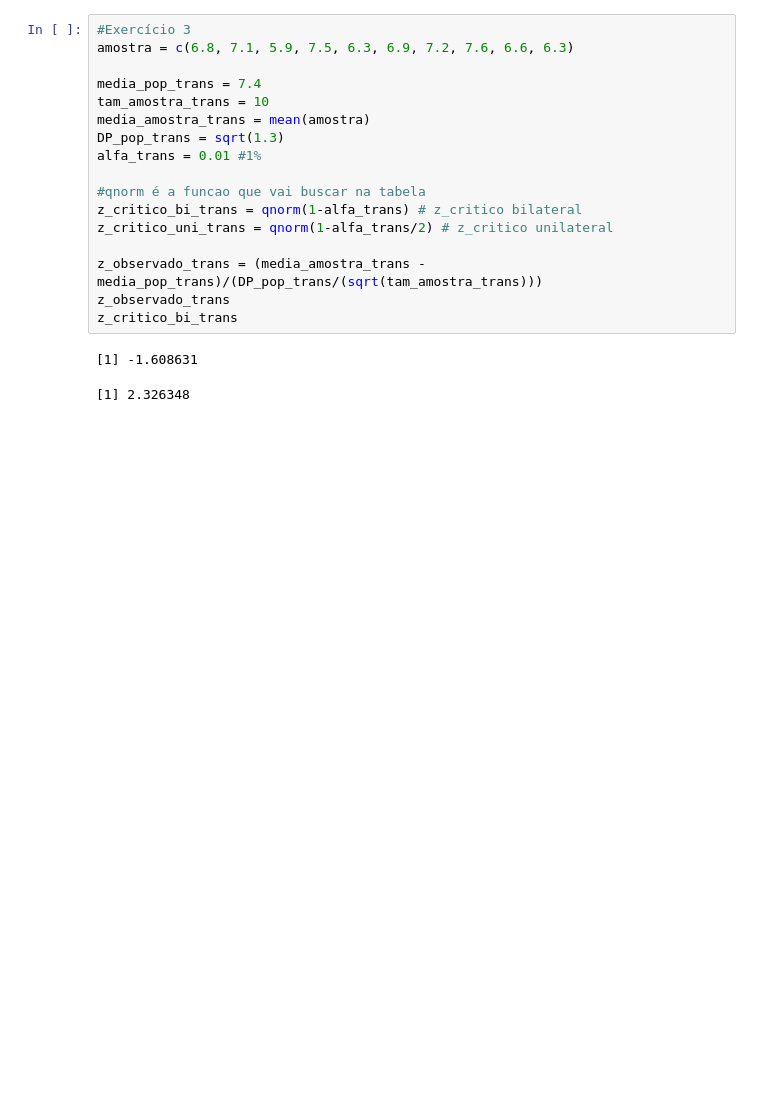
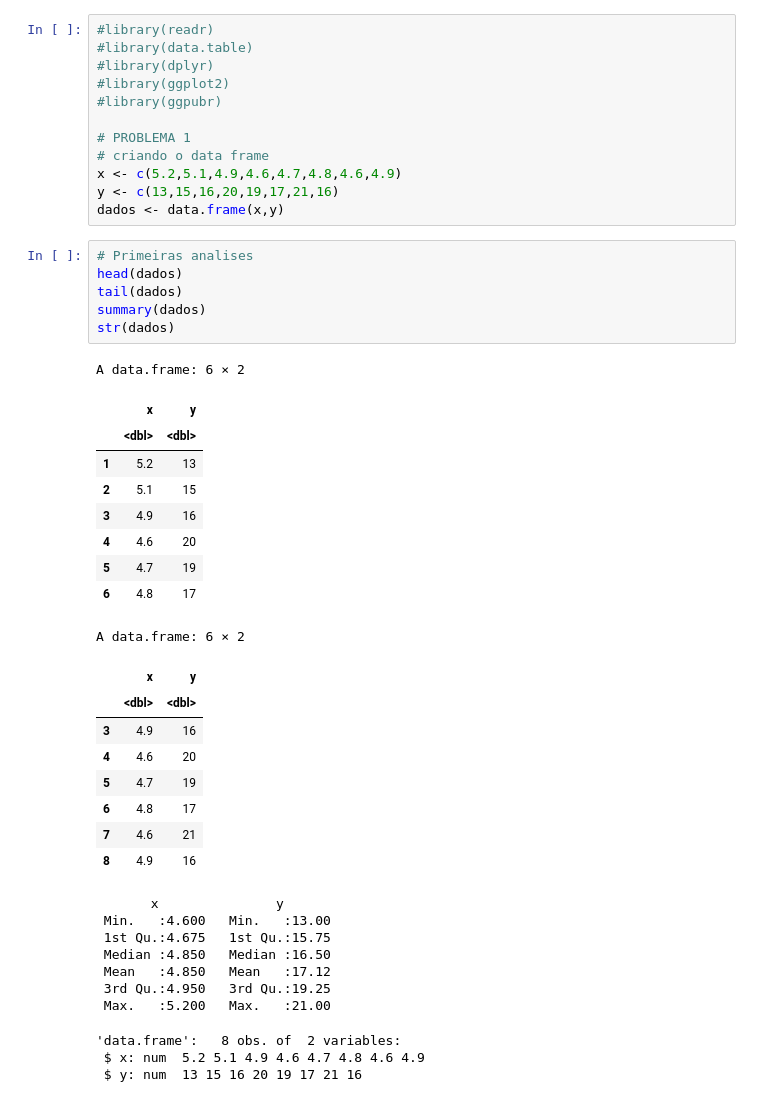
Before and after one commit to BrunaKrasotaMatos/An-liseEstat-stica, a Jupyter notebook: Trilha4/Trilha4.ipynb, the cells around one changed output. Drawn from its saved outputs; the diff is of its cells as text; blank space fills up the shorter version.

```diff
--- a/Trilha4/Trilha4.ipynb
+++ b/Trilha4/Trilha4.ipynb
@@ -57,20 +3,47 @@ z_critico_uni_cer
-# %%
-#Exercício 3
-amostra = c(6.8, 7.1, 5.9, 7.5, 6.3, 6.9, 7.2, 7.6, 6.6, 6.3)
-
-media_pop_trans = 7.4
-tam_amostra_trans = 10
-media_amostra_trans = mean(amostra)
-DP_pop_trans = sqrt(1.3)
-alfa_trans = 0.01 #1%
-
-#qnorm é a funcao que vai buscar na tabela
-z_critico_bi_trans = qnorm(1-alfa_trans) # z_critico bilateral
-z_critico_uni_trans = qnorm(1-alfa_trans/2) # z_critico unilateral
-
-z_observado_trans = (media_amostra_trans - media_pop_trans)/(DP_pop_trans/(sqrt(tam_amostra_trans)))
-z_observado_trans
-z_critico_bi_trans
-# %% [output]
-[1] -1.608631
-[1] 2.326348
+# %%
+#library(readr)
+#library(data.table)
+#library(dplyr)
+#library(ggplot2)
+#library(ggpubr)
+
+# PROBLEMA 1
+# criando o data frame
+x <- c(5.2,5.1,4.9,4.6,4.7,4.8,4.6,4.9)
+y <- c(13,15,16,20,19,17,21,16)
+dados <- data.frame(x,y)
+# %%
+# Primeiras analises
+head(dados)
+tail(dados)
+summary(dados)
+str(dados)
+# %% [output]
+A data.frame: 6 × 2
+|  | x | y |
+|  | <dbl> | <dbl> |
+| 1 | 5.2 | 13 |
+| 2 | 5.1 | 15 |
+| 3 | 4.9 | 16 |
+| 4 | 4.6 | 20 |
+| 5 | 4.7 | 19 |
+| 6 | 4.8 | 17 |
+A data.frame: 6 × 2
+|  | x | y |
+|  | <dbl> | <dbl> |
+| 3 | 4.9 | 16 |
+| 4 | 4.6 | 20 |
+| 5 | 4.7 | 19 |
+| 6 | 4.8 | 17 |
+| 7 | 4.6 | 21 |
+| 8 | 4.9 | 16 |
+       x               y
+ Min.   :4.600   Min.   :13.00
+ 1st Qu.:4.675   1st Qu.:15.75
+ Median :4.850   Median :16.50
+ Mean   :4.850   Mean   :17.12
+ 3rd Qu.:4.950   3rd Qu.:19.25
+ Max.   :5.200   Max.   :21.00
+'data.frame':   8 obs. of  2 variables:
+ $ x: num  5.2 5.1 4.9 4.6 4.7 4.8 4.6 4.9
+ $ y: num  13 15 16 20 19 17 21 16
```
Also changed, not shown: parts of 7 cells of this notebook.
